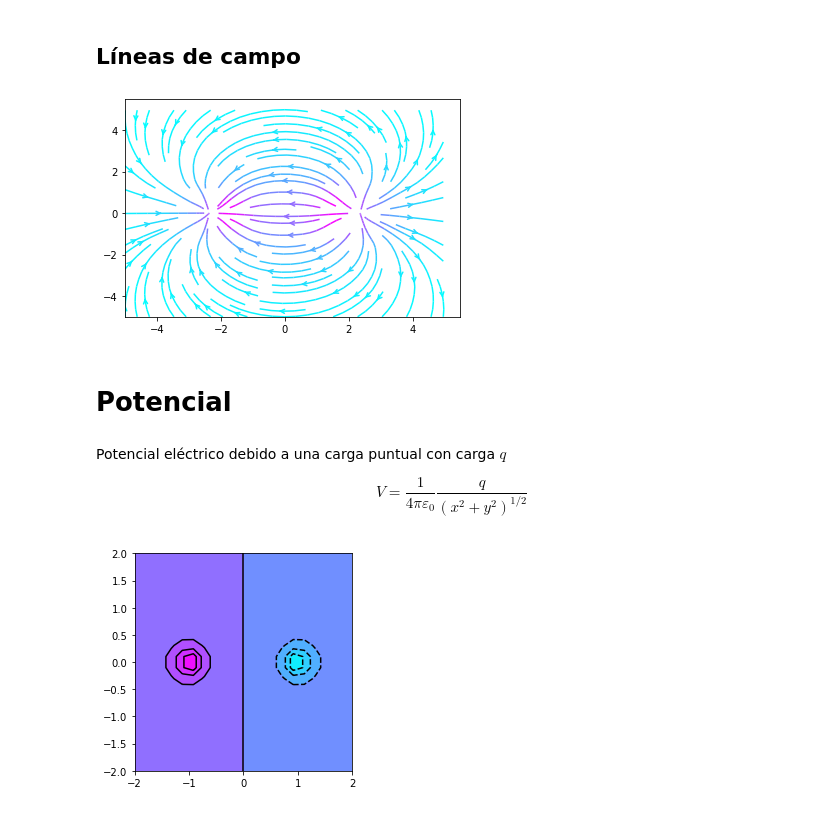
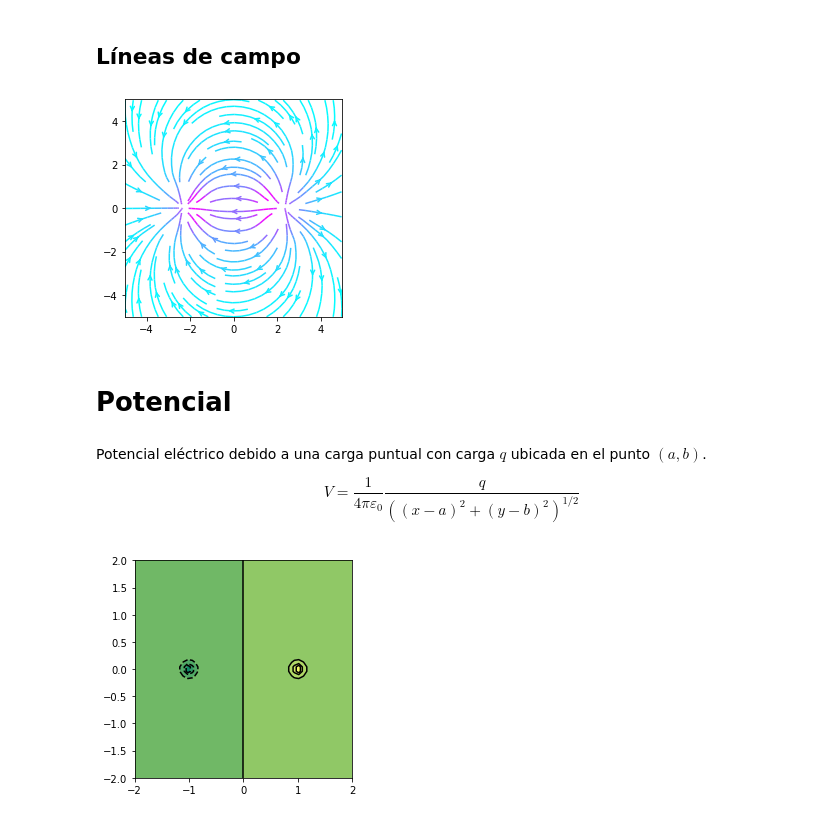
Before and after one commit to PCPUNMSM/summer-school-2020, a Jupyter notebook: week-2/3-data-visualization/2. Quiver and heatmaps with fields/Electromagnetic field.ipynb, the cells around one changed output. Cells and saved outputs as stored; diff of their text form; code cells hidden in the pictures.

```diff
--- a/week-2/3-data-visualization/2. Quiver and heatmaps with fields/Electromagnetic field.ipynb
+++ b/week-2/3-data-visualization/2. Quiver and heatmaps with fields/Electromagnetic field.ipynb
@@ -19,7 +20,9 @@ import matplotlib.colors as colors
 # %%
-def E(x, y, a, b, q):
-    Ex = q*(x - a)/((x - a)**2 + (y - b)**2)
-    Ey = q*(y - b)/((x - a)**2 + (y - b)**2)
+def E(x, y, q, a, b):
+    k = 1/(4*np.pi*e0)
+
+    Ex = k*q*(x - a)/((x - a)**2 + (y - b)**2)
+    Ey = k*q*(y - b)/((x - a)**2 + (y - b)**2)
 
     return Ex, Ey
 
@@ -32,7 +35,9 @@ y = np.linspace(-5, 5, 10)
 
 X, Y = np.meshgrid(x, y)
 
-Ex, Ey = E(X, Y, 0, 0, 1)
+q = 1e-6
+
+Ex, Ey = E(X, Y, q, 0, 0)
 
 Emod = modulo(Ex, Ey)
 
@@ -60,20 +65,19 @@ $$
 \mathbf{E} = \mathbf{E_1} + \mathbf{E_2}
 $$
 # %%
-a1 = 2
-a2 = -2
+a = 2
 
-Ex1, Ey1 = E(X, Y, a1, 0, 1)
+Ex1, Ey1 = E(X, Y, q, a1, 0)
 
-Ex2, Ey2 = E(X, Y, a2, 0, -1)
+Ex2, Ey2 = E(X, Y, -q, a2, 0)
 
 Etx = Ex1 + Ex2
 Ety = Ey1 + Ey2
 
 Et = modulo(Etx, Ety)
 
-circle_pos = plt.Circle((a1, 0), 0.2, color = 'r')
-circle_neg = plt.Circle((a2, 0), 0.2, color = 'b')
+circle_pos = plt.Circle((a, 0), 0.2, color = 'r')
+circle_neg = plt.Circle((-a, 0), 0.2, color = 'b')
 
 plt.quiver(X, Y, Etx/Et, Ety/Et, Et,
            pivot = 'middle',
@@ -88,17 +92,20 @@ plt.show()
 # %% [markdown]
 ## Líneas de campo
 # %%
-plt.streamplot(X, Y, Etx, Ety, color = Et, cmap='cool', arrowstyle='->')
+plt.streamplot(X, Y, Etx, Ety, color = Et, cmap='cool', arrowstyle = '->')
+plt.axis('scaled')
+plt.xlim([-5, 5])
+plt.ylim([-5, 5])
 plt.show()
 # %% [output]
-[figure, old version]
+[figure, new version]
 # %% [markdown]
 # Potencial
 # %% [markdown]
-Potencial eléctrico debido a una carga puntual con carga $q$
+Potencial eléctrico debido a una carga puntual con carga $q$ ubicada en el punto $(a, b)$.
 
 $$
-V = \frac{1}{4 \pi \varepsilon_0}  \frac{q}{(x^2 + y^2)^{1/2}}
+V = \frac{1}{4 \pi \varepsilon_0}  \frac{q}{((x-a)^2 + (y-b)^2)^{1/2}}
 $$
 # %%
 def V(x, y, q, a, b):
@@ -106,20 +114,20 @@ def V(x, y, q, a, b):
     return V
 # %%
-xV = np.linspace(-5, 5)
-yV = np.linspace(-5, 5)
+aV = 2
+
+xV = np.linspace(-aV, aV)
+yV = np.linspace(-aV, aV)
 
 XV, YV = np.meshgrid(xV, yV)
 
-V1 = V(XV, YV, -1, 1, 0)
-V2 = V(XV, YV, 1, -1, 0)
+V1 = V(XV, YV, q, 1, 0)
+V2 = V(XV, YV, -q, -1, 0)
 
 Vt = V1 + V2
 
-plt.contourf(XV, YV, Vt, cmap = 'cool')
+plt.contourf(XV, YV, Vt, cmap = 'summer')
 plt.contour(XV, YV, Vt, colors = 'k')
-plt.axis('square')
-plt.xlim([-2, 2])
-plt.ylim([-2, 2])
+plt.axis('scaled')
 plt.show()
 # %% [output]
-[figure, old version]
+[figure, new version]
```
Also changed, not shown: parts of 3 cells of this notebook, 2 other files.
